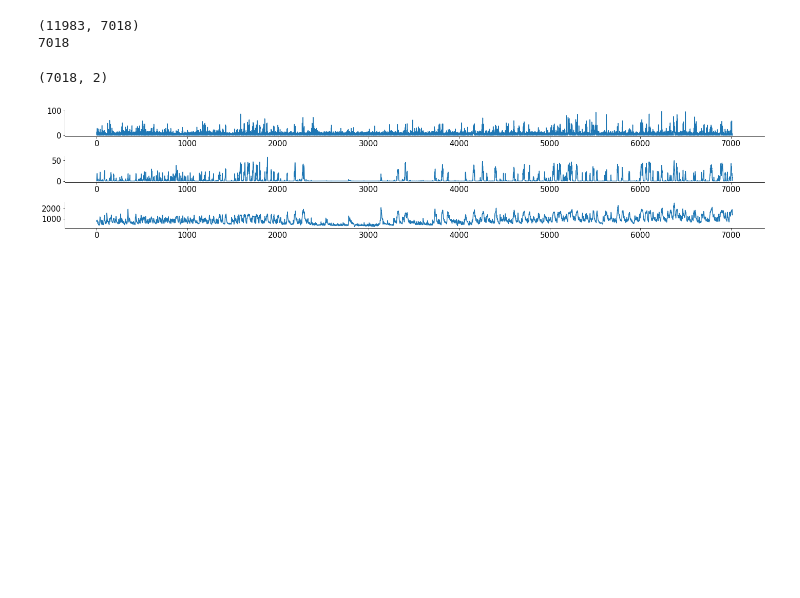
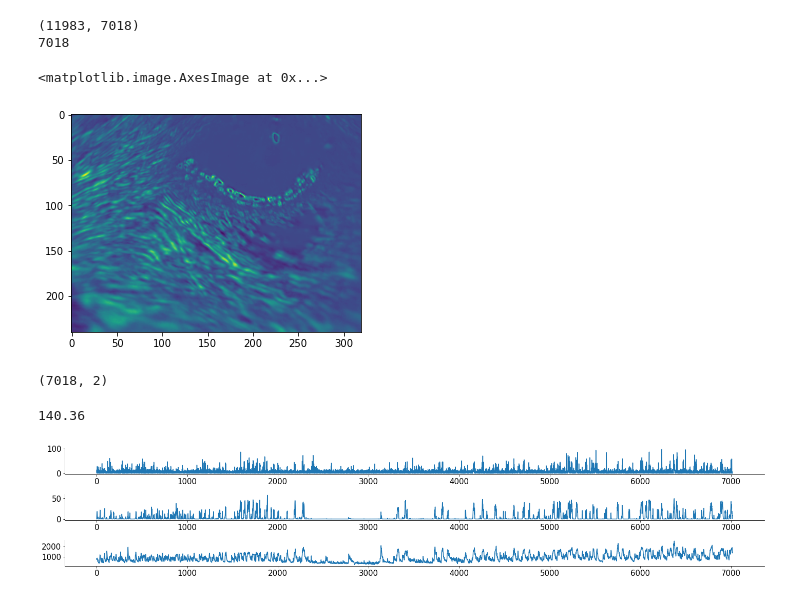
Before and after one commit to xavfunk/nma-koki, a Jupyter notebook: stringer_spontaneous.ipynb, the cells around one changed output. Saved outputs shown, nothing was run; the diff lists cells and outputs as text; code cells hidden in the pictures; blank space fills up the shorter version.

```diff
--- a/stringer_spontaneous.ipynb
+++ b/stringer_spontaneous.ipynb
@@ -67,7 +69,17 @@ print(len(dat['beh_svd_time']))
+# %%
+mov = dat['beh_svd_mask'] @ dat['beh_svd_time'][7000, :]
+plt.imshow(mov)
+# %% [output]
+<matplotlib.image.AxesImage at 0x...>
+[figure, added]
 # %%
 dat['pupilCOM'].shape
 # %% [output]
 (7018, 2)
+# %%
+7018 * 1.2 / 60
+# %% [output]
+140.36
 # %%
 fig, axs = plt.subplots(3)
 
```
Also changed, not shown: parts of 2 cells of this notebook, 2 other files.
